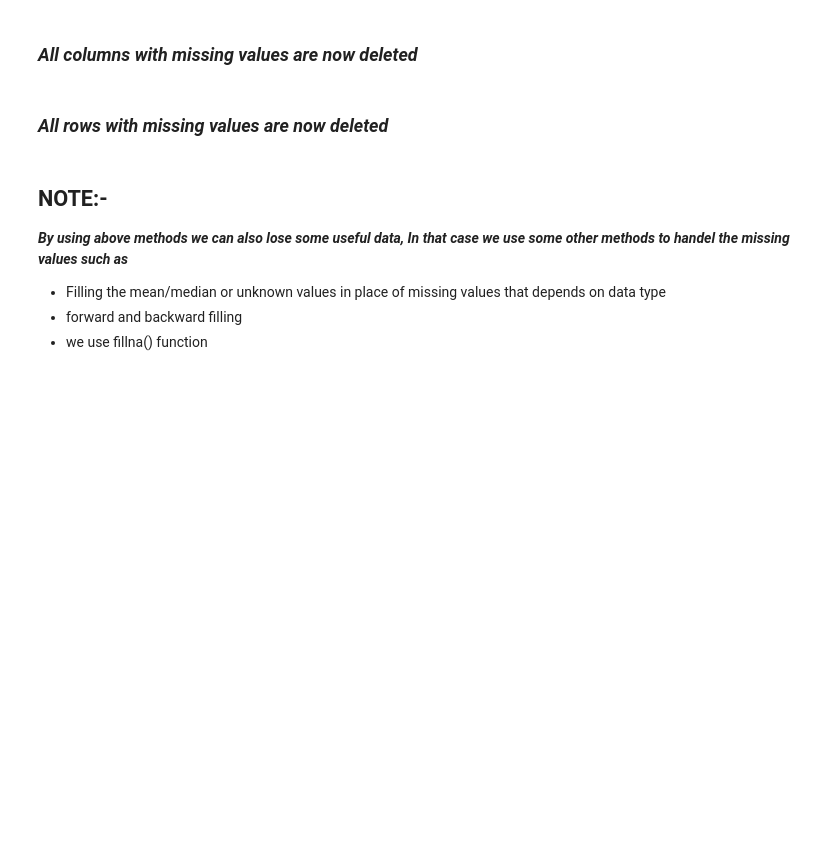
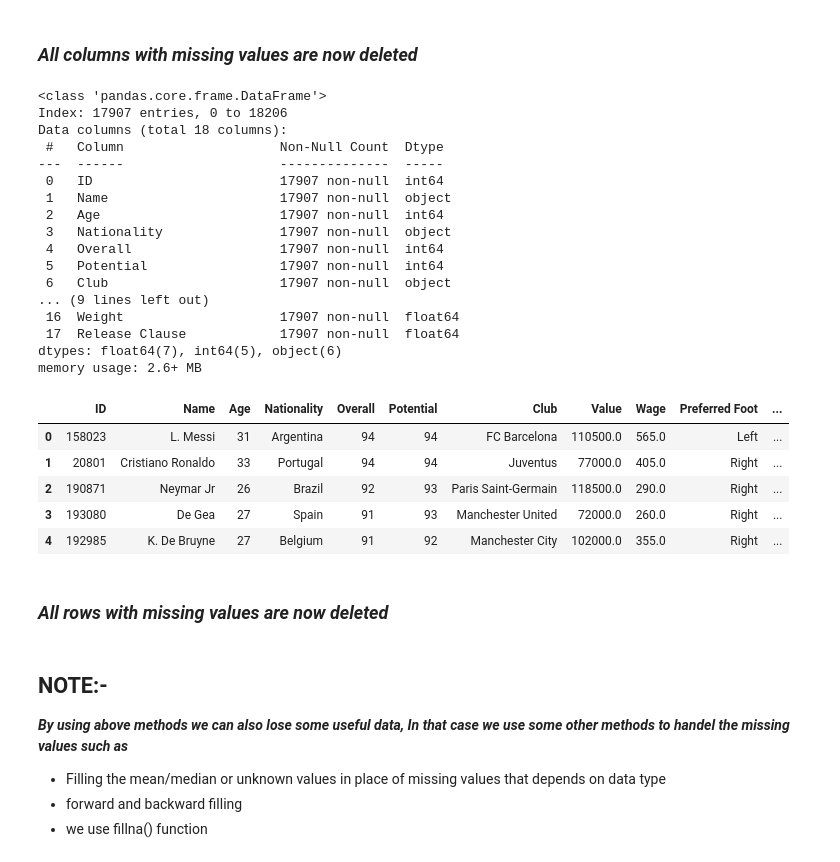
Before and after one commit to Hridayansh018/EDA-Tutorial, a Jupyter notebook: EDA_basic.ipynb, the cells around one changed output. Cells and saved outputs as stored; diff of their text form; code cells hidden in the pictures; blank space fills up the shorter version.

Commit message:
Handeling missing Values

```diff
--- a/EDA_basic.ipynb
+++ b/EDA_basic.ipynb
@@ -39,6 +136,31 @@ update_df.head()
 # %%
 update_df = df.dropna(axis=0)
 update_df.info()
+update_df.head()
+# %% [output]
+<class 'pandas.core.frame.DataFrame'>
+Index: 17907 entries, 0 to 18206
+Data columns (total 18 columns):
+ #   Column                    Non-Null Count  Dtype
+---  ------                    --------------  -----
+ 0   ID                        17907 non-null  int64
+ 1   Name                      17907 non-null  object
+ 2   Age                       17907 non-null  int64
+ 3   Nationality               17907 non-null  object
+ 4   Overall                   17907 non-null  int64
+ 5   Potential                 17907 non-null  int64
+ 6   Club                      17907 non-null  object
+... (9 lines left out)
+ 16  Weight                    17907 non-null  float64
+ 17  Release Clause            17907 non-null  float64
+dtypes: float64(7), int64(5), object(6)
+memory usage: 2.6+ MB
+|  | ID | Name | Age | Nationality | Overall | Potential | Club | Value | Wage | Preferred Foot | ... |
+| 0 | 158023 | L. Messi | 31 | Argentina | 94 | 94 | FC Barcelona | 110500.0 | 565.0 | Left | ... |
+| 1 | 20801 | Cristiano Ronaldo | 33 | Portugal | 94 | 94 | Juventus | 77000.0 | 405.0 | Right | ... |
+| 2 | 190871 | Neymar Jr | 26 | Brazil | 92 | 93 | Paris Saint-Germain | 118500.0 | 290.0 | Right | ... |
+| 3 | 193080 | De Gea | 27 | Spain | 91 | 93 | Manchester United | 72000.0 | 260.0 | Right | ... |
+| 4 | 192985 | K. De Bruyne | 27 | Belgium | 91 | 92 | Manchester City | 102000.0 | 355.0 | Right | ... |
 # %% [markdown]
 ### *All rows with missing values are now deleted*
 # %% [markdown]
```
Also changed, not shown: parts of 22 cells of this notebook.
